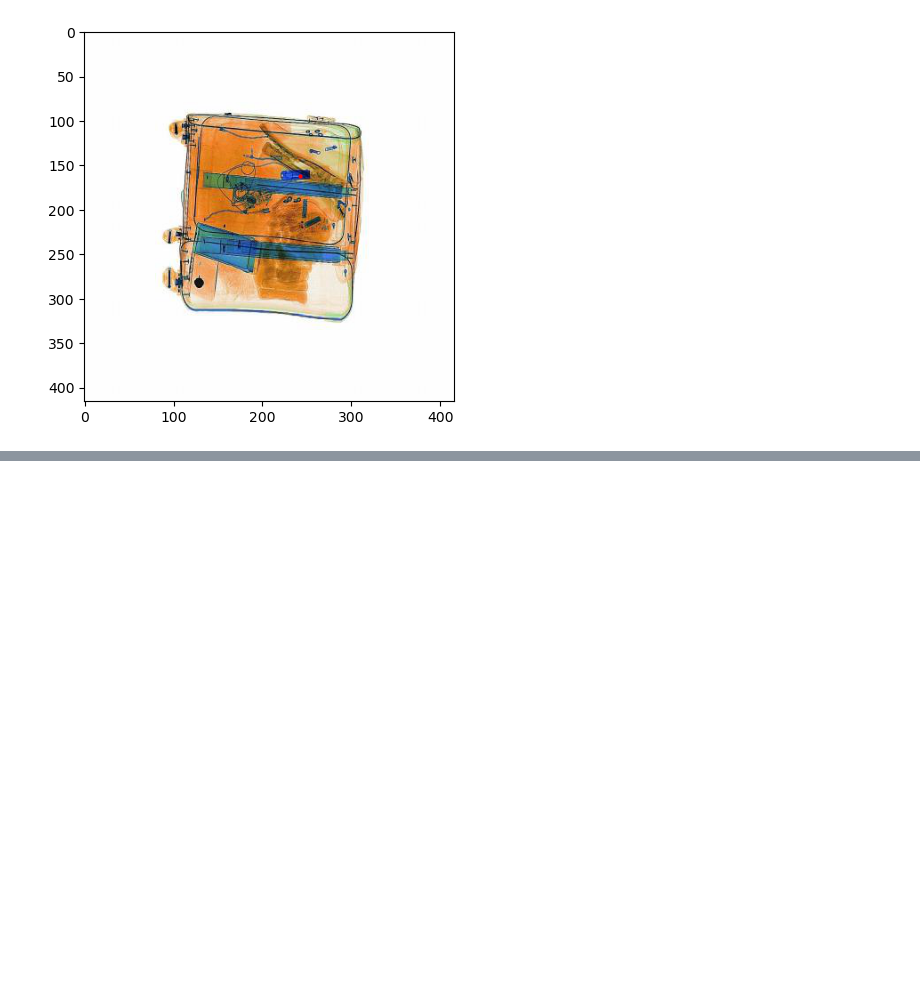
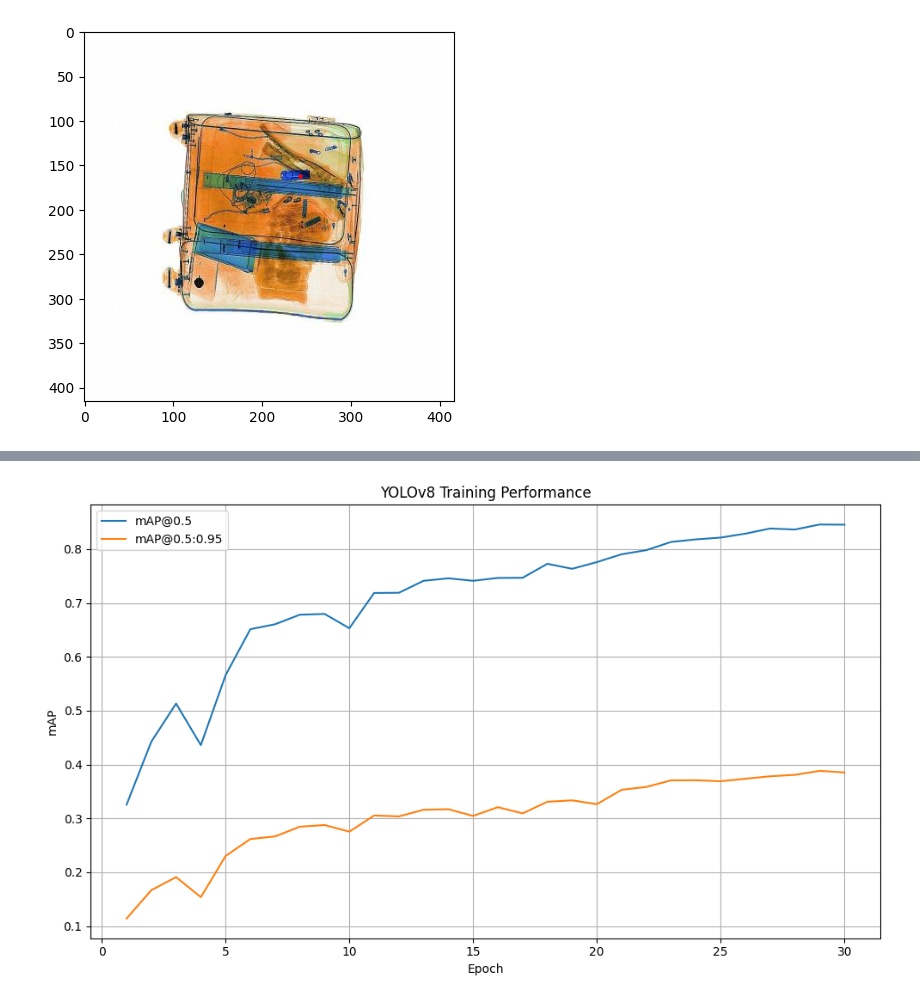
Before and after one commit to FTDS-assignment-bay/p2-final-project-ftds-hck-026, a Jupyter notebook: load_data.ipynb, the cells around one changed output, grey strips where cells are left out. Saved outputs shown, nothing was run; the diff lists cells and outputs as text; code cells hidden in the pictures; blank space fills up the shorter version.

```diff
--- a/load_data.ipynb
+++ b/load_data.ipynb
@@ -130,0 +259,18 @@ print(df["labels"][1993][0])
+# %%
+# Load your training results CSV
+df = pd.read_csv('runs/detect/train/results.csv')
+
+# Plot mAP metrics
+plt.figure(figsize=(10, 6))
+plt.plot(df['epoch'], df['metrics/mAP50(B)'], label='mAP@0.5')
+plt.plot(df['epoch'], df['metrics/mAP50-95(B)'], label='mAP@0.5:0.95')
+
+plt.xlabel('Epoch')
+plt.ylabel('mAP')
+plt.title('YOLOv8 Training Performance')
+plt.legend()
+plt.grid(True)
+plt.tight_layout()
+plt.show()
+# %% [output]
+[figure, added]
```
Also changed, not shown: parts of 12 cells of this notebook.
